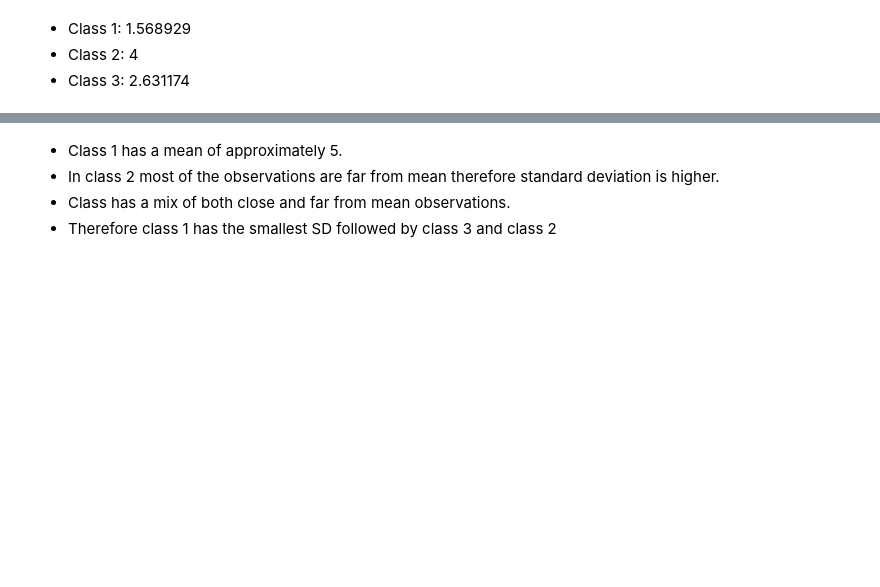
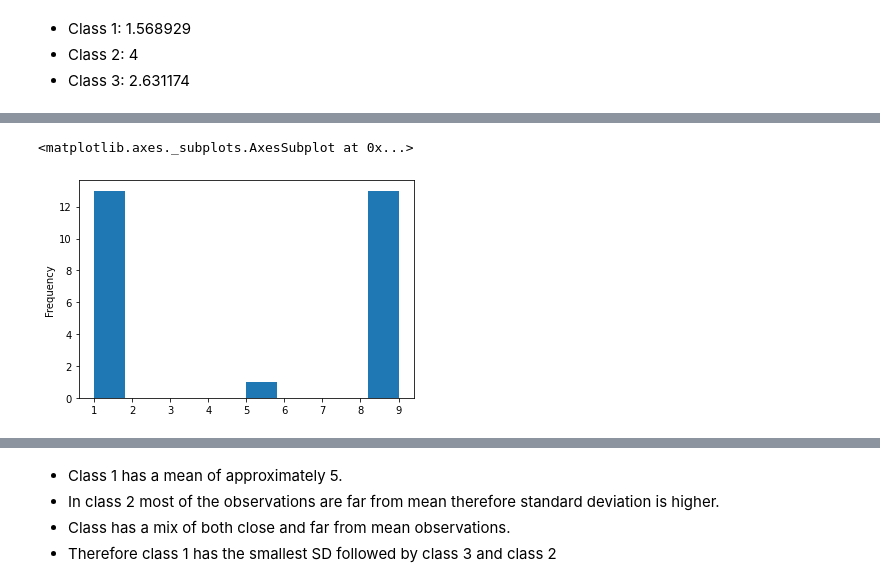
Before and after one commit to hiiamjay/Machine-Learning, a Jupyter notebook: Experiments/ML_EXP_1_3_7_2020.ipynb, the cells around one changed output, grey strips where cells are left out. Drawn from its saved outputs; the diff is of its cells as text; code cells hidden in the pictures; blank space fills up the shorter version.

```diff
--- a/Experiments/ML_EXP_1_3_7_2020.ipynb
+++ b/Experiments/ML_EXP_1_3_7_2020.ipynb
@@ -91,0 +182,5 @@ Data is centered around 42-43, it is right skewed, and ranges from 30 to 75.
+# %%
+data5['Class.II'].plot(kind='hist')
+# %% [output]
+<matplotlib.axes._subplots.AxesSubplot at 0x...>
+[figure, added]
```
Also changed, not shown: parts of 28 cells of this notebook.
